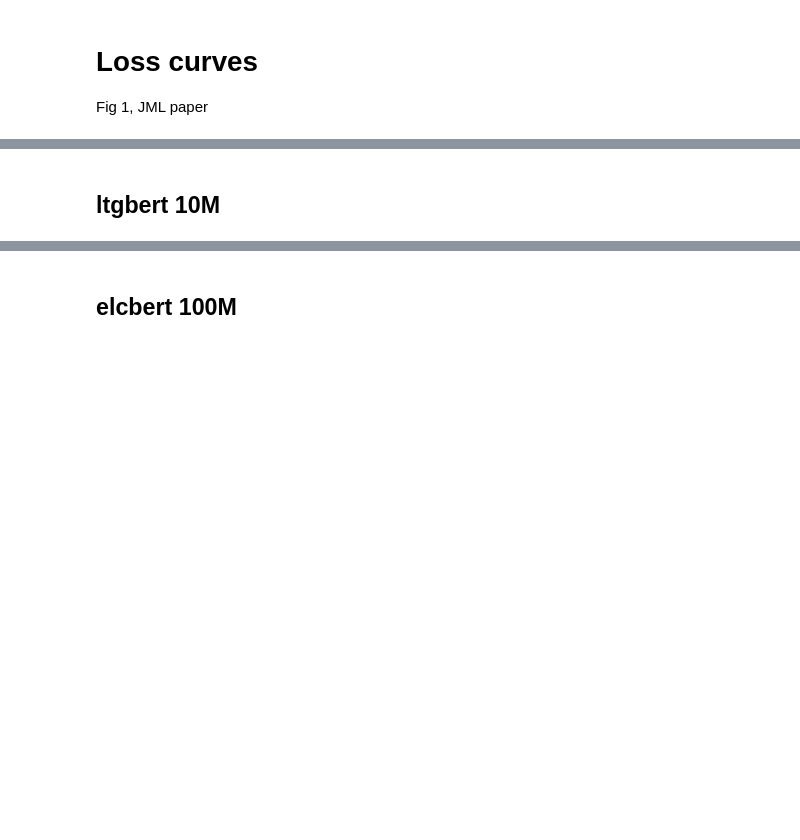
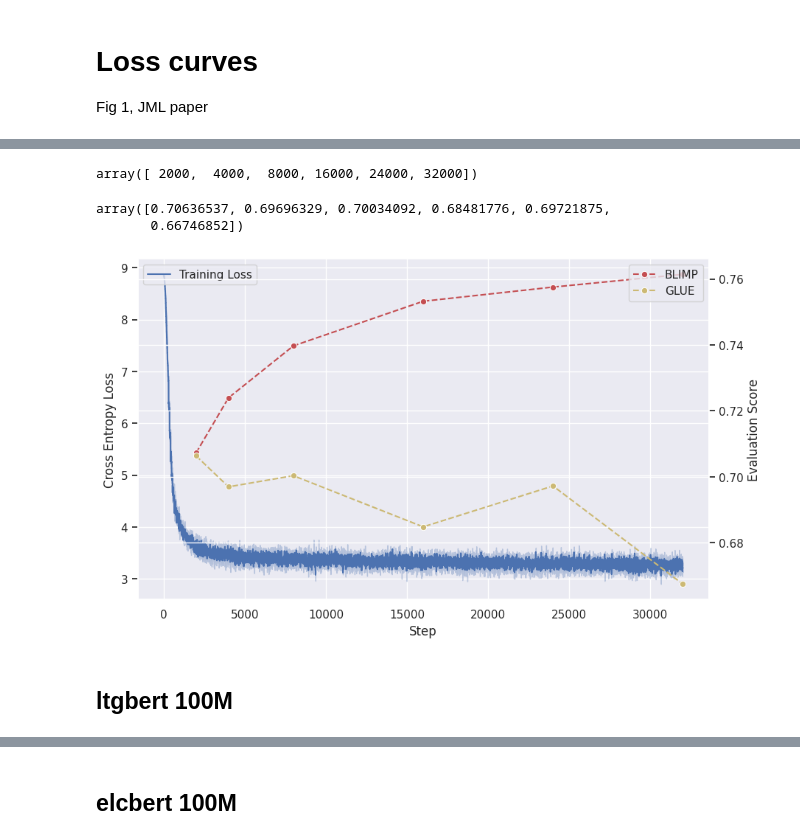
Before and after one commit to michahu/evaluation-pipeline, a Jupyter notebook: collate.ipynb, the cells around one changed output, grey strips where cells are left out. Cells and saved outputs as stored; diff of their text form; code cells hidden in the pictures; blank space fills up the shorter version.

Commit message:
Data collation updates

```diff
--- a/collate.ipynb
+++ b/collate.ipynb
@@ -375,0 +447,9 @@ Fig 1, JML paper
+# %%
+# 40 steps per epoch
+
+cutoff = 40 * 800
+losses_1 = extract_loss("../ltg-bert/babylm/train/report/ltgbert_10M_1.out")[:cutoff]
+losses_2 = extract_loss("../ltg-bert/babylm/train/report/ltgbert_10M_2.out")[:cutoff]
+losses_3 = extract_loss("../ltg-bert/babylm/train/report/ltgbert_10M_3.out")[:cutoff]
+
+# np.savez('results/ltgbert_10M_training_losses.npz', seed0=losses_1, seed10=losses_2, seed20=losses_3)
@@ -375,0 +474,23 @@ Fig 1, JML paper
+# %%
+rowwise_avg = get_finetuning_mean(df)
+
+blimp_avg = rowwise_avg.to_numpy()
+x = (rowwise_avg.index * 40).to_numpy()
+
+glue_data = pd.read_csv("./results/ltgbert_10M_glue.csv").drop(['Unnamed: 0'], axis=1)
+
+rowwise_avg = get_finetuning_mean(glue_data)
+glue_avg = rowwise_avg.to_numpy()
+# %%
+x
+# %% [output]
+array([ 2000,  4000,  8000, 16000, 24000, 32000])
+# %%
+glue_avg
+# %% [output]
+array([0.70636537, 0.69696329, 0.70034092, 0.68481776, 0.69721875,
+       0.66746852])
+# %%
+fig, _ = plot_training_loss([losses_1, losses_2, losses_3], x, blimp_avg, glue_avg)
+# %% [output]
+[figure, added]
@@ -376,3 +499,5 @@ Fig 1, JML paper
+# %% [markdown]
+## ltgbert 100M
 # %%
 losses_11 = extract_loss("../ltg-bert/babylm/train/report/ltgbert_part1_1.out")
 losses_21 = extract_loss("../ltg-bert/babylm/train/report/ltgbert_part2_1.out")
@@ -404,2 +509,0 @@ def plot_training_loss(all_losses):
-# %% [markdown]
-## ltgbert 10M
```
Also changed, not shown: parts of 61 cells of this notebook, 7 other files.
